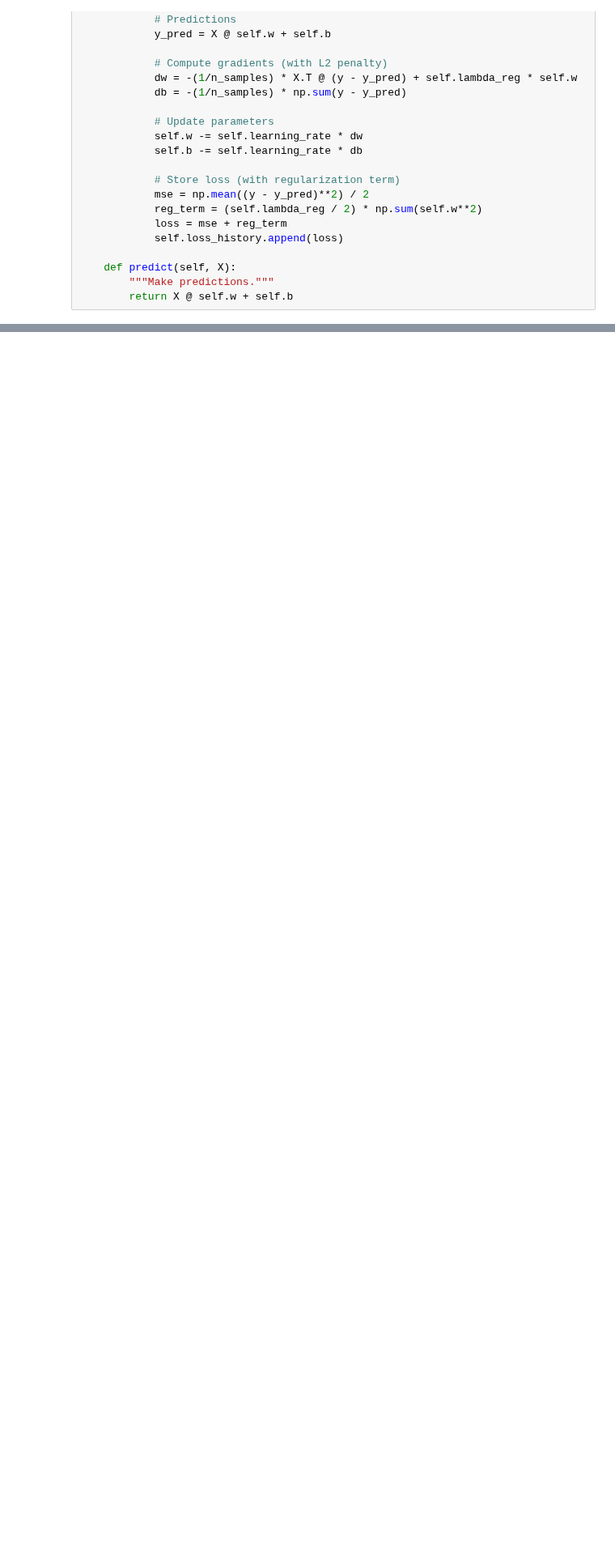
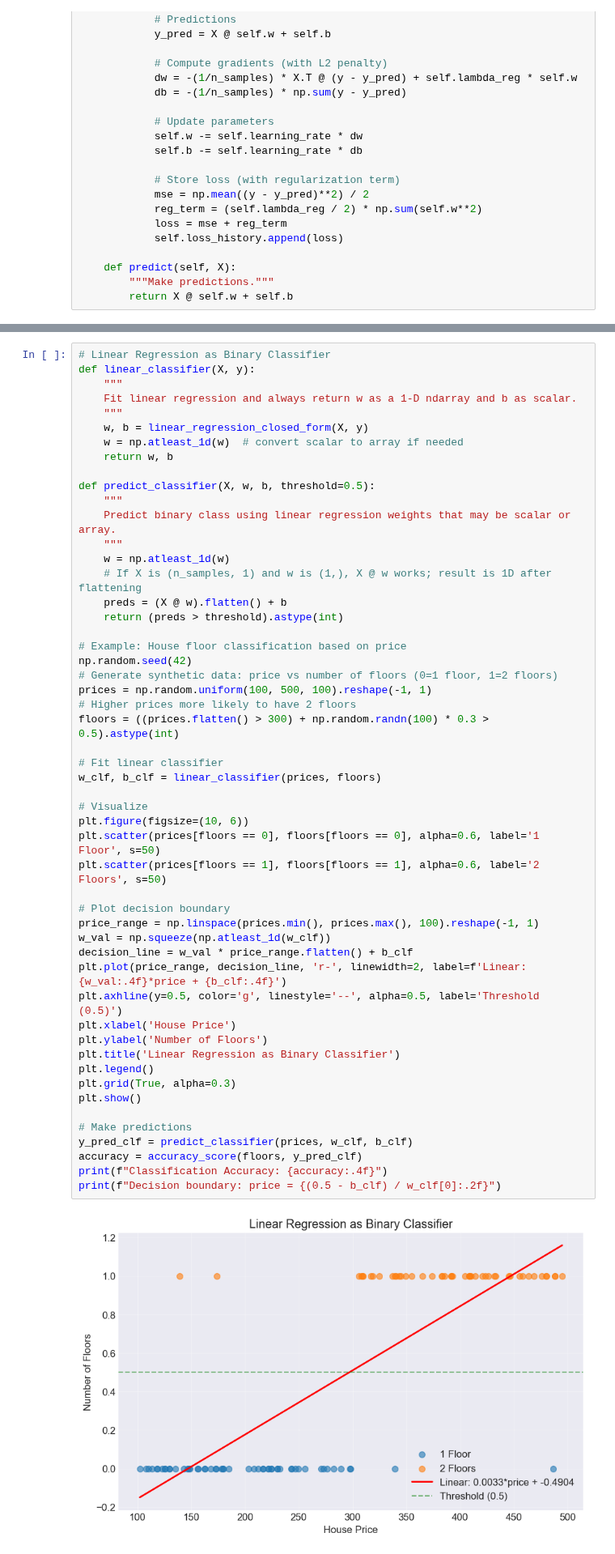
Before and after one commit to AvrahamRaviv/dl-notebooks, a Jupyter notebook: chapter03/ch03.ipynb, the cells around one changed output, grey strips where cells are left out. Shown at 81% size. Cells and saved outputs as stored; diff of their text form; blank space fills up the shorter version.

```diff
--- a/chapter03/ch03.ipynb
+++ b/chapter03/ch03.ipynb
@@ -624,0 +713,54 @@ print(f"Mean CV MSE: {means[best_idx]:.4f} ± {stds[best_idx]:.4f}")
+# %%
+# Linear Regression as Binary Classifier
+def linear_classifier(X, y):
+    """
+    Fit linear regression and always return w as a 1-D ndarray and b as scalar.
+    """
+    w, b = linear_regression_closed_form(X, y)
+    w = np.atleast_1d(w)  # convert scalar to array if needed
+    return w, b
+
+def predict_classifier(X, w, b, threshold=0.5):
+    """
+    Predict binary class using linear regression weights that may be scalar or array.
+    """
+    w = np.atleast_1d(w)
+    # If X is (n_samples, 1) and w is (1,), X @ w works; result is 1D after flattening
+    preds = (X @ w).flatten() + b
+    return (preds > threshold).astype(int)
+
+# Example: House floor classification based on price
+np.random.seed(42)
+# Generate synthetic data: price vs number of floors (0=1 floor, 1=2 floors)
+prices = np.random.uniform(100, 500, 100).reshape(-1, 1)
+# Higher prices more likely to have 2 floors
+floors = ((prices.flatten() > 300) + np.random.randn(100) * 0.3 > 0.5).astype(int)
+
+# Fit linear classifier
+w_clf, b_clf = linear_classifier(prices, floors)
+
+# Visualize
+plt.figure(figsize=(10, 6))
+plt.scatter(prices[floors == 0], floors[floors == 0], alpha=0.6, label='1 Floor', s=50)
+plt.scatter(prices[floors == 1], floors[floors == 1], alpha=0.6, label='2 Floors', s=50)
+
+# Plot decision boundary
+price_range = np.linspace(prices.min(), prices.max(), 100).reshape(-1, 1)
+w_val = np.squeeze(np.atleast_1d(w_clf))
+decision_line = w_val * price_range.flatten() + b_clf
+plt.plot(price_range, decision_line, 'r-', linewidth=2, label=f'Linear: {w_val:.4f}*price + {b_clf:.4f}')
+plt.axhline(y=0.5, color='g', linestyle='--', alpha=0.5, label='Threshold (0.5)')
+plt.xlabel('House Price')
+plt.ylabel('Number of Floors')
+plt.title('Linear Regression as Binary Classifier')
+plt.legend()
+plt.grid(True, alpha=0.3)
+plt.show()
+
+# Make predictions
+y_pred_clf = predict_classifier(prices, w_clf, b_clf)
+accuracy = accuracy_score(floors, y_pred_clf)
+print(f"Classification Accuracy: {accuracy:.4f}")
+print(f"Decision boundary: price = {(0.5 - b_clf) / w_clf[0]:.2f}")
+# %% [output]
+[figure, added]
```
Also changed, not shown: parts of 25 cells of this notebook.
